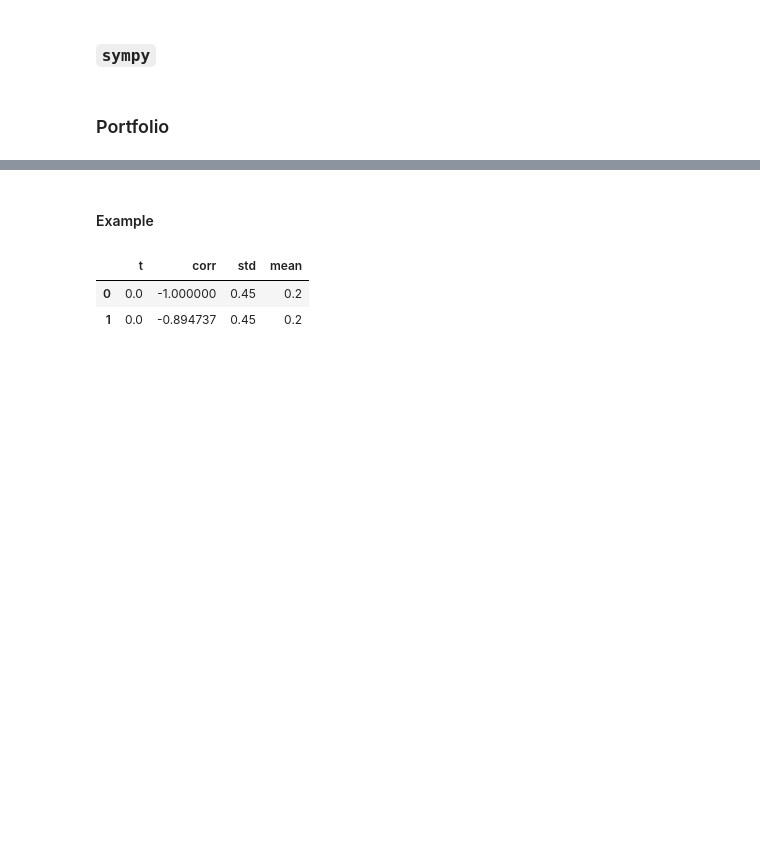
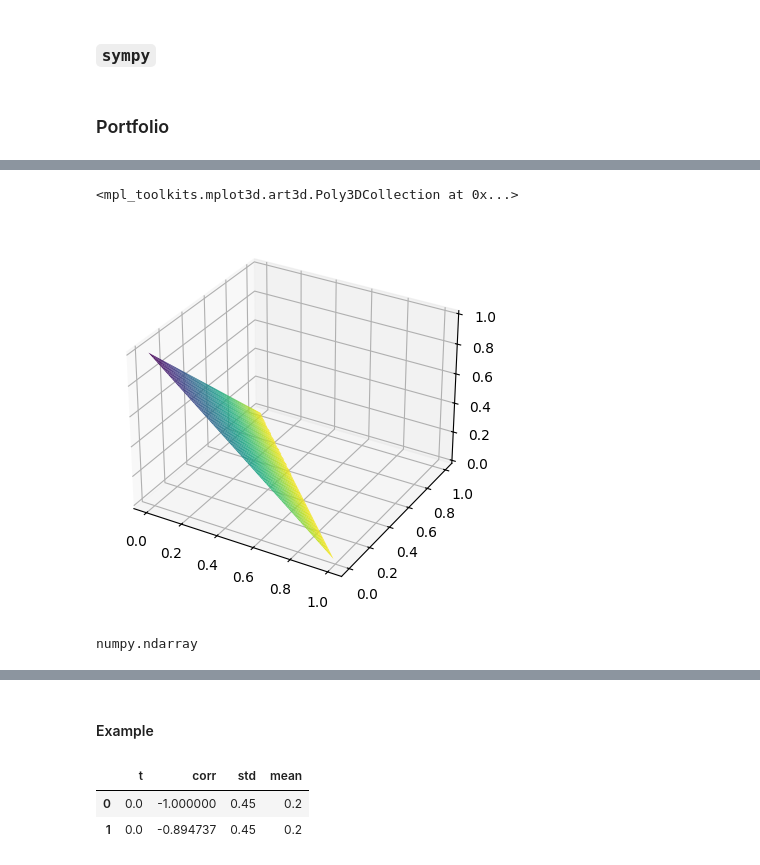
Before and after one commit to Bayan2019/kaz-gu, a Jupyter notebook: 01-ipynb/03-finance-statistics/02-portfolio-theory.ipynb, the cells around one changed output, grey strips where cells are left out. Cells and saved outputs as stored; diff of their text form; code cells hidden in the pictures; blank space fills up the shorter version.

```diff
--- a/01-ipynb/03-finance-statistics/02-portfolio-theory.ipynb
+++ b/01-ipynb/03-finance-statistics/02-portfolio-theory.ipynb
@@ -110,0 +131,18 @@ t = np.linspace(0, 1, num=100, endpoint=True)
+# %%
+t1 = np.linspace(0, 1, num=100, endpoint=True)
+t2 = np.linspace(0, 1, num=100, endpoint=True)
+# %%
+fig = plt.figure()
+ax = fig.add_subplot(111, projection='3d')
+X, Y = np.meshgrid(t1, t2)
+Z = 1 - X - Y
+Z[Z<0] = np.nan
+ax.plot_surface(X, Y, np.maximum(Z,0), cmap='viridis_r', label='P')
+# ax.plot_surface(X, Y, 0*Z, cmap='plasma', label='z=0')
+# %% [output]
+<mpl_toolkits.mplot3d.art3d.Poly3DCollection at 0x...>
+[figure, added]
+# %%
+type(Z)
+# %% [output]
+numpy.ndarray
```
Also changed, not shown: parts of 12 cells of this notebook, 4 other files.
